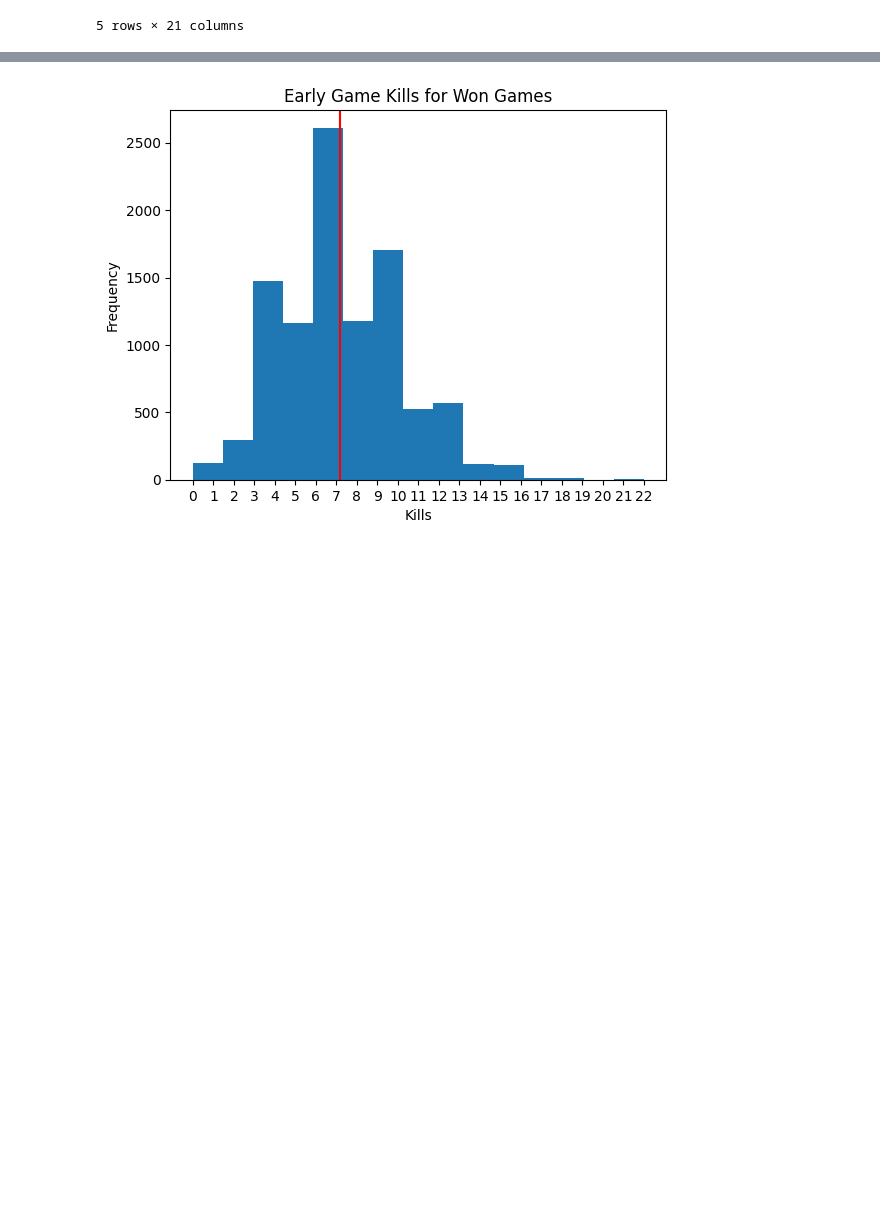
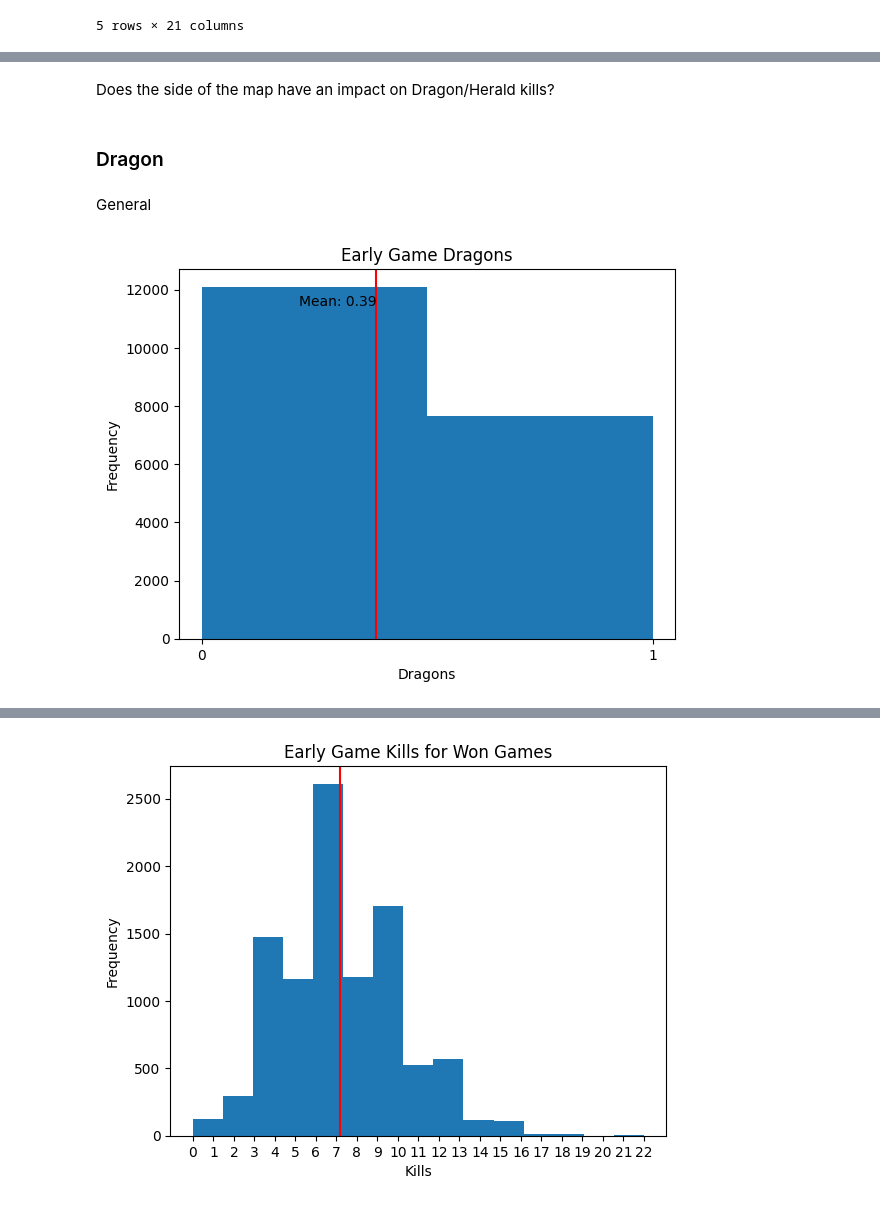
Before and after one commit to mairovitzmario/league_games_analysis, a Jupyter notebook: analysis.ipynb, the cells around one changed output, grey strips where cells are left out. Drawn from its saved outputs; the diff is of its cells as text; code cells hidden in the pictures; blank space fills up the shorter version.

Commit message:
analyzed side difference in dragons/heralds. Formatted the markdowns

```diff
--- a/analysis.ipynb
+++ b/analysis.ipynb
@@ -139,0 +159,2 @@ data.head()
+# %% [markdown]
+Does the side of the map have an impact on Dragon/Herald kills?
@@ -139,0 +170,18 @@ data.head()
+# %% [markdown]
+### Dragon
+# %%
+def bar_plot_parameter(df, param, bins):
+    plt.hist(df[param],bins)
+    plt.xticks(range(0,max(data[param]+1)))
+    plt.title(f'Early Game {param}')
+    plt.xlabel(f'{param}')
+    plt.ylabel('Frequency')
+    plt.axvline(np.mean(df[param]), color='red')
+    plt.text(np.mean(df[param]), plt.ylim()[1]*0.9, f'Mean: {np.mean(df[param]):.2f}', color='black', ha='right')
+    plt.show()
+# %% [markdown]
+General
+# %%
+bar_plot_parameter(data, 'Dragons', bins=2)
+# %% [output]
+[figure, added]
```
Also changed, not shown: parts of 56 cells of this notebook.
